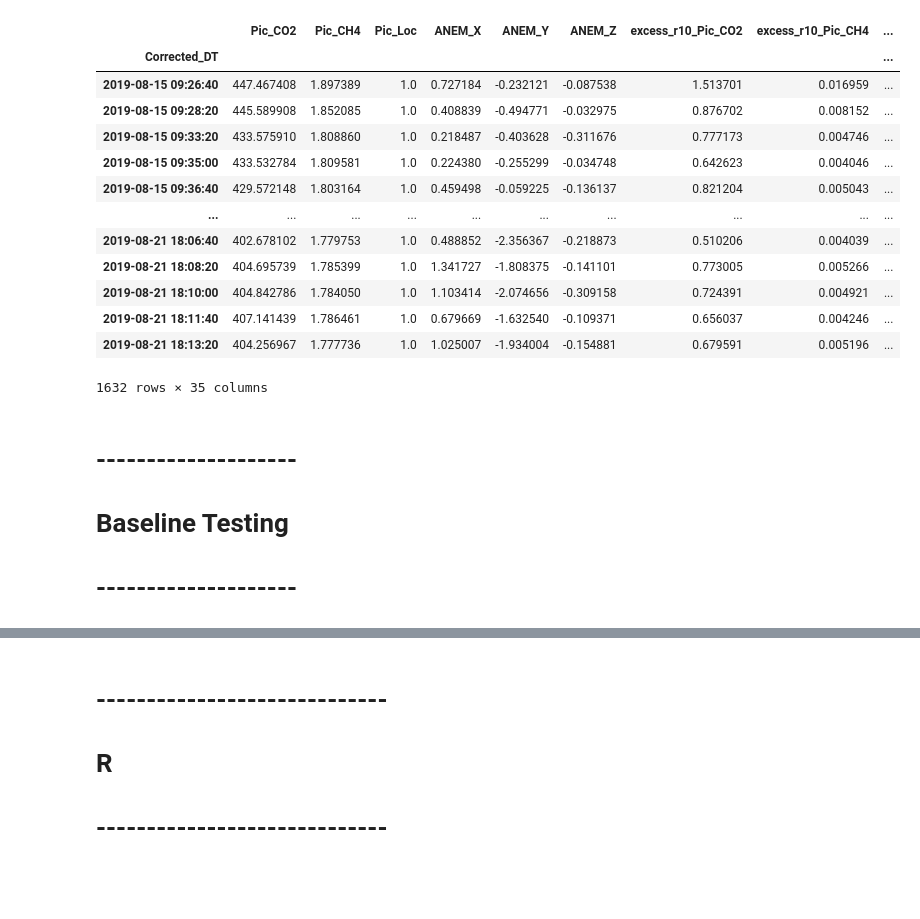
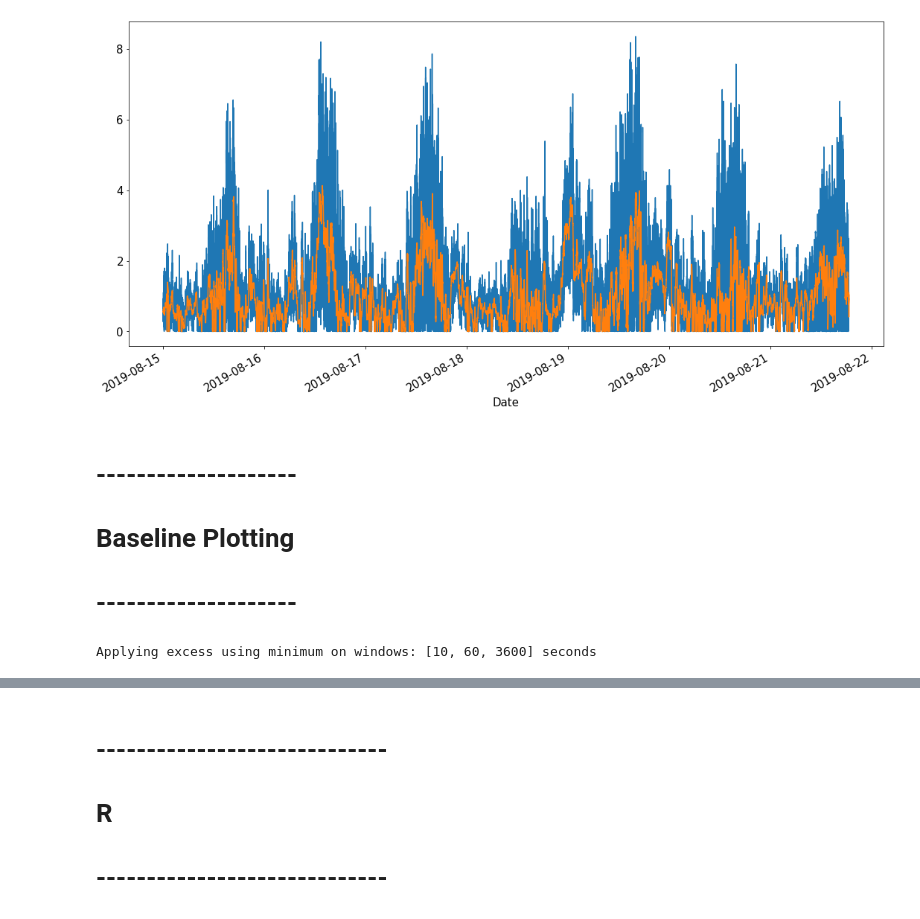
Before and after one commit to agmeyer4/CO2_Eddy, a Jupyter notebook: Data_Viewer.ipynb, the cells around one changed output, grey strips where cells are left out. Drawn from its saved outputs; the diff is of its cells as text; code cells hidden in the pictures; blank space fills up the shorter version.

```diff
--- a/Data_Viewer.ipynb
+++ b/Data_Viewer.ipynb
@@ -74,17 +93,0 @@ data.df
-# %%
-data.df.loc[data.df['m_dot']>0]
-# %% [output]
-|  | Pic_CO2 | Pic_CH4 | Pic_Loc | ANEM_X | ANEM_Y | ANEM_Z | excess_r10_Pic_CO2 | excess_r10_Pic_CH4 | ... |
-| Corrected_DT |  |  |  |  |  |  |  |  | ... |
-| 2019-08-15 09:26:40 | 447.467408 | 1.897389 | 1.0 | 0.727184 | -0.232121 | -0.087538 | 1.513701 | 0.016959 | ... |
-| 2019-08-15 09:28:20 | 445.589908 | 1.852085 | 1.0 | 0.408839 | -0.494771 | -0.032975 | 0.876702 | 0.008152 | ... |
-| 2019-08-15 09:33:20 | 433.575910 | 1.808860 | 1.0 | 0.218487 | -0.403628 | -0.311676 | 0.777173 | 0.004746 | ... |
-| 2019-08-15 09:35:00 | 433.532784 | 1.809581 | 1.0 | 0.224380 | -0.255299 | -0.034748 | 0.642623 | 0.004046 | ... |
-| 2019-08-15 09:36:40 | 429.572148 | 1.803164 | 1.0 | 0.459498 | -0.059225 | -0.136137 | 0.821204 | 0.005043 | ... |
-| ... | ... | ... | ... | ... | ... | ... | ... | ... | ... |
-| 2019-08-21 18:06:40 | 402.678102 | 1.779753 | 1.0 | 0.488852 | -2.356367 | -0.218873 | 0.510206 | 0.004039 | ... |
-| 2019-08-21 18:08:20 | 404.695739 | 1.785399 | 1.0 | 1.341727 | -1.808375 | -0.141101 | 0.773005 | 0.005266 | ... |
-| 2019-08-21 18:10:00 | 404.842786 | 1.784050 | 1.0 | 1.103414 | -2.074656 | -0.309158 | 0.724391 | 0.004921 | ... |
-| 2019-08-21 18:11:40 | 407.141439 | 1.786461 | 1.0 | 0.679669 | -1.632540 | -0.109371 | 0.656037 | 0.004246 | ... |
-| 2019-08-21 18:13:20 | 404.256967 | 1.777736 | 1.0 | 1.025007 | -1.934004 | -0.154881 | 0.679591 | 0.005196 | ... |
-1632 rows × 35 columns
@@ -103,4 +94,25 @@ plot_refinement_all(graph,'stack')
+# %%
+labsize = 15
+
+subset_dates = ['2019-08-15','2019-08-21']
+df = data.df
+
+fig,ax=plt.subplots(figsize=[15,7.5])
+
+ax.plot(df.index,df['roll_10_ws'])
+ax.plot(df.index,df['roll_600_ws'])
+
+#ax.plot(df.index,df['min_r3600_Pic_CO2'],linewidth=4,color='black')
+
+ax.set_xlabel('Date',size=labsize)
+ax.tick_params(axis='both', which='major', labelsize=labsize)
+
+plt.gcf().autofmt_xdate()
+fig.tight_layout()
+plt.show()
+# %% [output]
+[figure, added]
 # %% [markdown]
 # --------------------
-# Baseline Testing
+# Baseline Plotting
 # --------------------
@@ -129,0 +130,4 @@ inrange.mean()[['excess_Pic_CH4','Pic_CH4']]
+# %%
+data._apply_excess(delete_min_cols = False)
+# %% [output]
+Applying excess using minimum on windows: [10, 60, 3600] seconds
```
Also changed, not shown: parts of 13 cells of this notebook, 6 other files.
